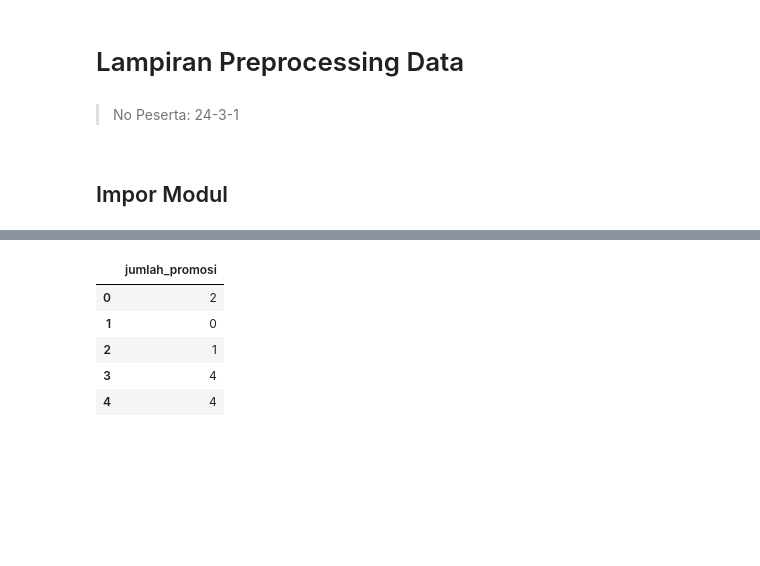
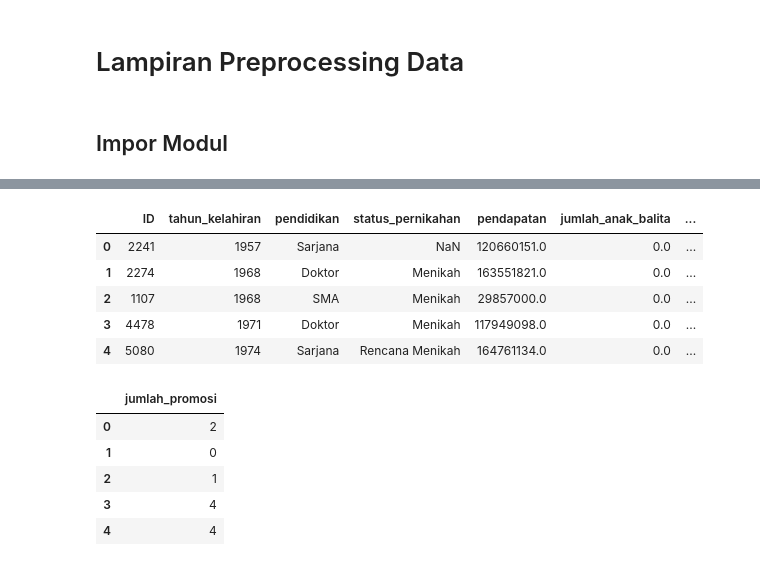
Before and after one commit to drtaufiqh/coba-coba-coba, a Jupyter notebook: PreprocessingData.ipynb, the cells around one changed output, grey strips where cells are left out. Drawn from its saved outputs; the diff is of its cells as text; code cells hidden in the pictures; blank space fills up the shorter version.

```diff
--- a/PreprocessingData.ipynb
+++ b/PreprocessingData.ipynb
@@ -1,7 +1,5 @@
 # %% [markdown]
 # Lampiran Preprocessing Data
-# %% [markdown]
-> No Peserta: 24-3-1
 # %% [markdown]
 ## Impor Modul
 # %%
@@ -23,6 +21,17 @@ X_train_raw.head()
 | 2 | 1966 | Sarjana | Menikah | 127532564.0 | 0.0 | 0.0 | ... |
 | 3 | 1961 | Magister | Rencana Menikah | 165579620.0 | 0.0 | 0.0 | ... |
 | 4 | 1970 | Sarjana | Rencana Menikah | 117703159.0 | 1.0 | 1.0 | ... |
+# %%
+X_test_raw = pd.read_csv('test_features.csv')
+X_test_raw.shape
+X_test_raw.head()
+# %% [output]
+|  | ID | tahun_kelahiran | pendidikan | status_pernikahan | pendapatan | jumlah_anak_balita | ... |
+| 0 | 2241 | 1957 | Sarjana | NaN | 120660151.0 | 0.0 | ... |
+| 1 | 2274 | 1968 | Doktor | Menikah | 163551821.0 | 0.0 | ... |
+| 2 | 1107 | 1968 | SMA | Menikah | 29857000.0 | 0.0 | ... |
+| 3 | 4478 | 1971 | Doktor | Menikah | 117949098.0 | 0.0 | ... |
+| 4 | 5080 | 1974 | Sarjana | Rencana Menikah | 164761134.0 | 0.0 | ... |
 # %%
 y_train_raw = pd.read_csv('train_labels.csv')
 y_train_raw.head()
```
Also changed, not shown: parts of 24 cells of this notebook, 4 other files.
